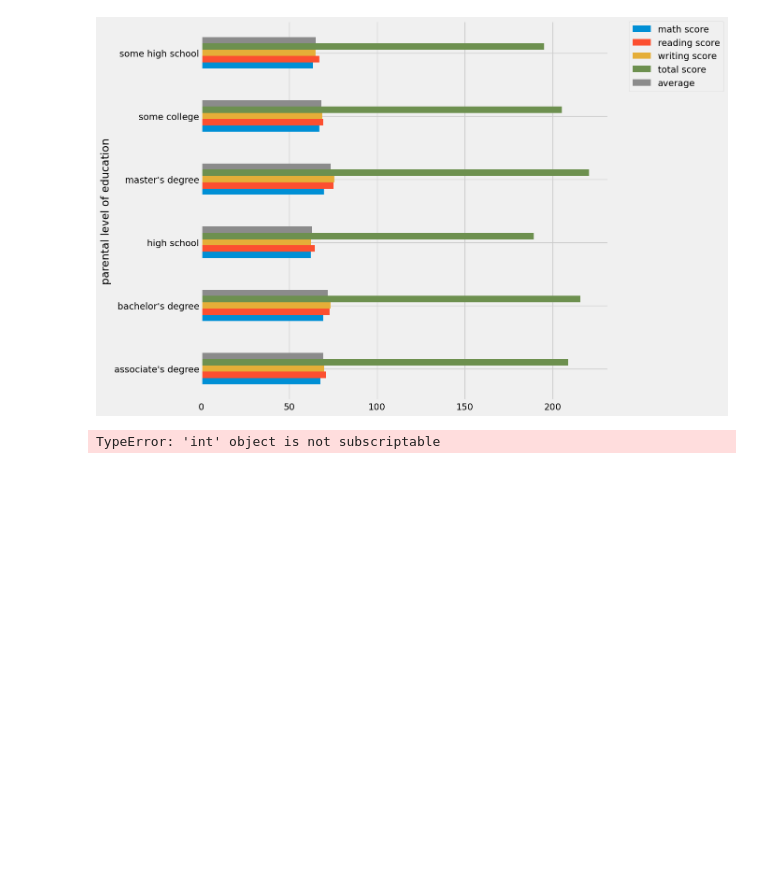
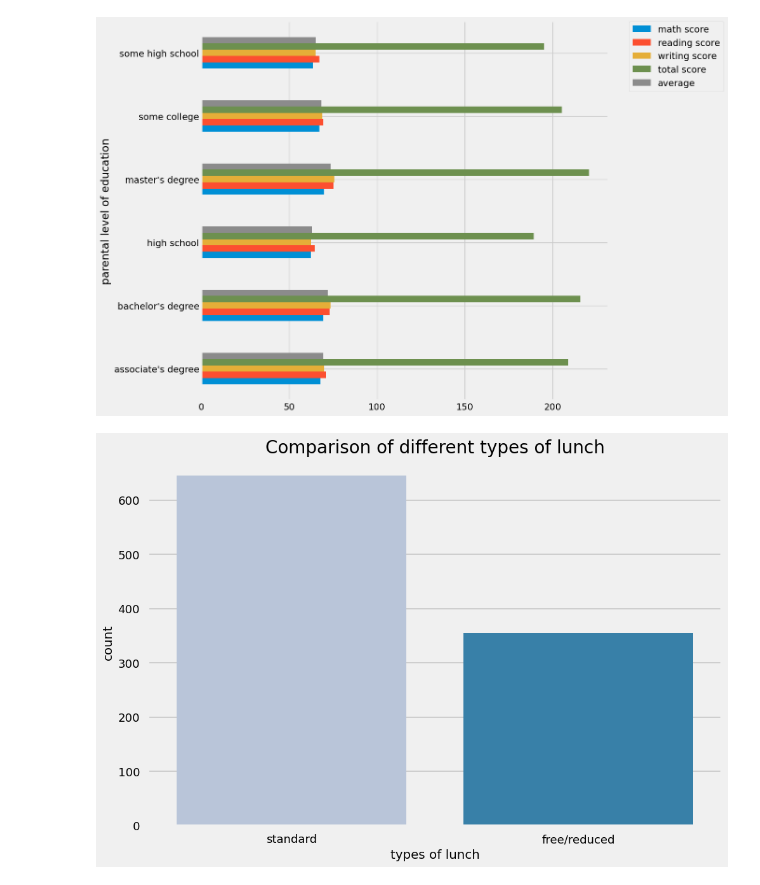
Before and after one commit to Elias-Kibret/End-To-End-DataScience-Project, a Jupyter notebook: notebook/data/EDA STUDENT PERFORMANCE.ipynb, the cells around one changed output. Cells and saved outputs as stored; diff of their text form; code cells hidden in the pictures; blank space fills up the shorter version.

```diff
--- a/notebook/data/EDA STUDENT PERFORMANCE.ipynb
+++ b/notebook/data/EDA STUDENT PERFORMANCE.ipynb
@@ -353,10 +353,10 @@ plt.show()
 # %%
 plt.rcParams['figure.figsize'] = (15, 9)
 plt.style.use('seaborn-talk')
-sns.countplot(df['lunch'], palette = 'PuBu')
+sns.countplot(x=df['lunch'], palette = 'PuBu')
 plt.title('Comparison of different types of lunch', fontweight = 30, fontsize = 20)
 plt.xlabel('types of lunch')
 plt.ylabel('count')
 plt.show()
 # %% [output]
-TypeError: 'int' object is not subscriptable
+[figure, added]
```
Also changed, not shown: parts of 4 cells of this notebook, 6 other files.
